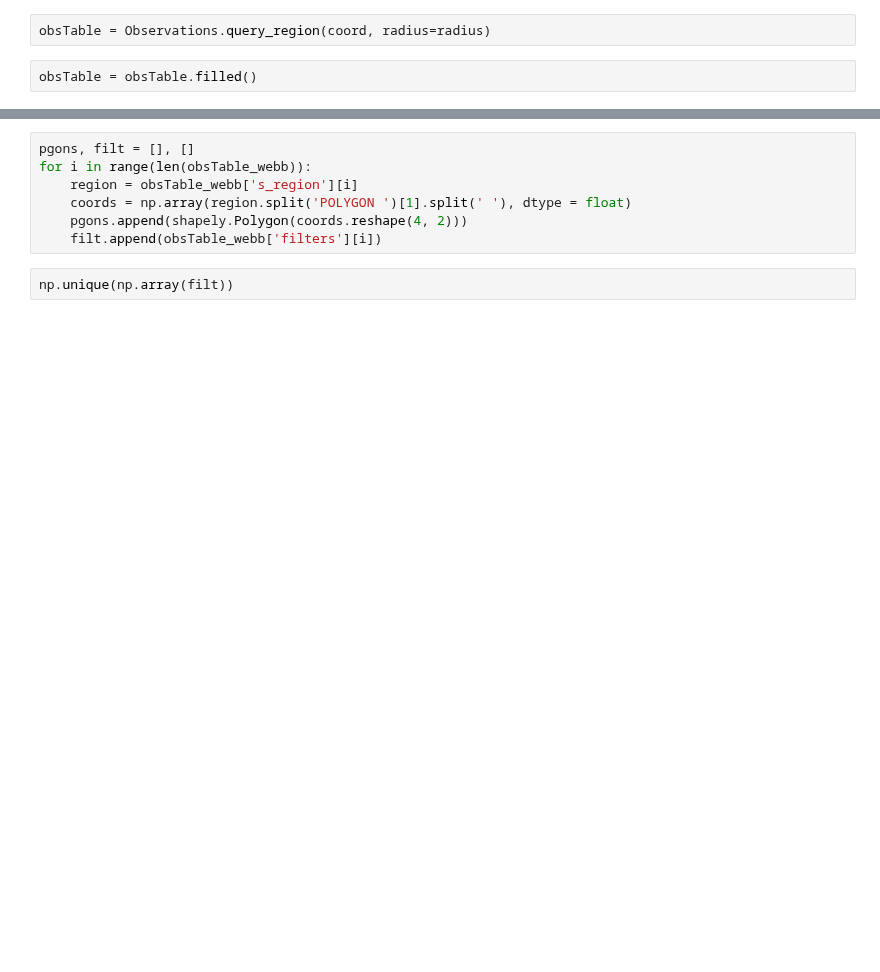
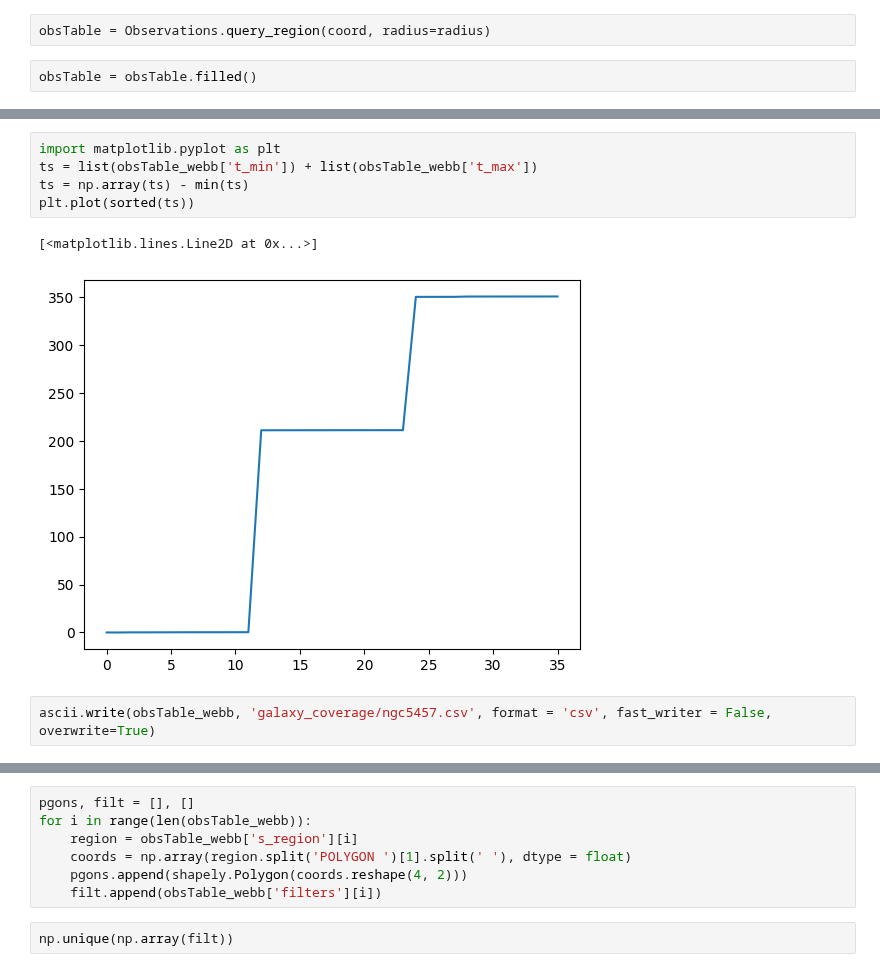
Before and after one commit to aswinsuresh24/jwst123, a Jupyter notebook: hst_download.ipynb, the cells around one changed output, grey strips where cells are left out. Saved outputs shown, nothing was run; the diff lists cells and outputs as text; blank space fills up the shorter version.

```diff
--- a/hst_download.ipynb
+++ b/hst_download.ipynb
@@ -425,3 +429,13 @@ Table length=11
+# %%
+import matplotlib.pyplot as plt
+ts = list(obsTable_webb['t_min']) + list(obsTable_webb['t_max'])
+ts = np.array(ts) - min(ts)
+plt.plot(sorted(ts))
+# %% [output]
+[<matplotlib.lines.Line2D at 0x...>]
+[figure, added]
+# %%
+ascii.write(obsTable_webb, 'galaxy_coverage/ngc5457.csv', format = 'csv', fast_writer = False, overwrite=True)
 # %%
 obsTable_webb['s_region'][0]
 # %% [output]
```
Also changed, not shown: parts of 18 cells of this notebook, 1 other file.
